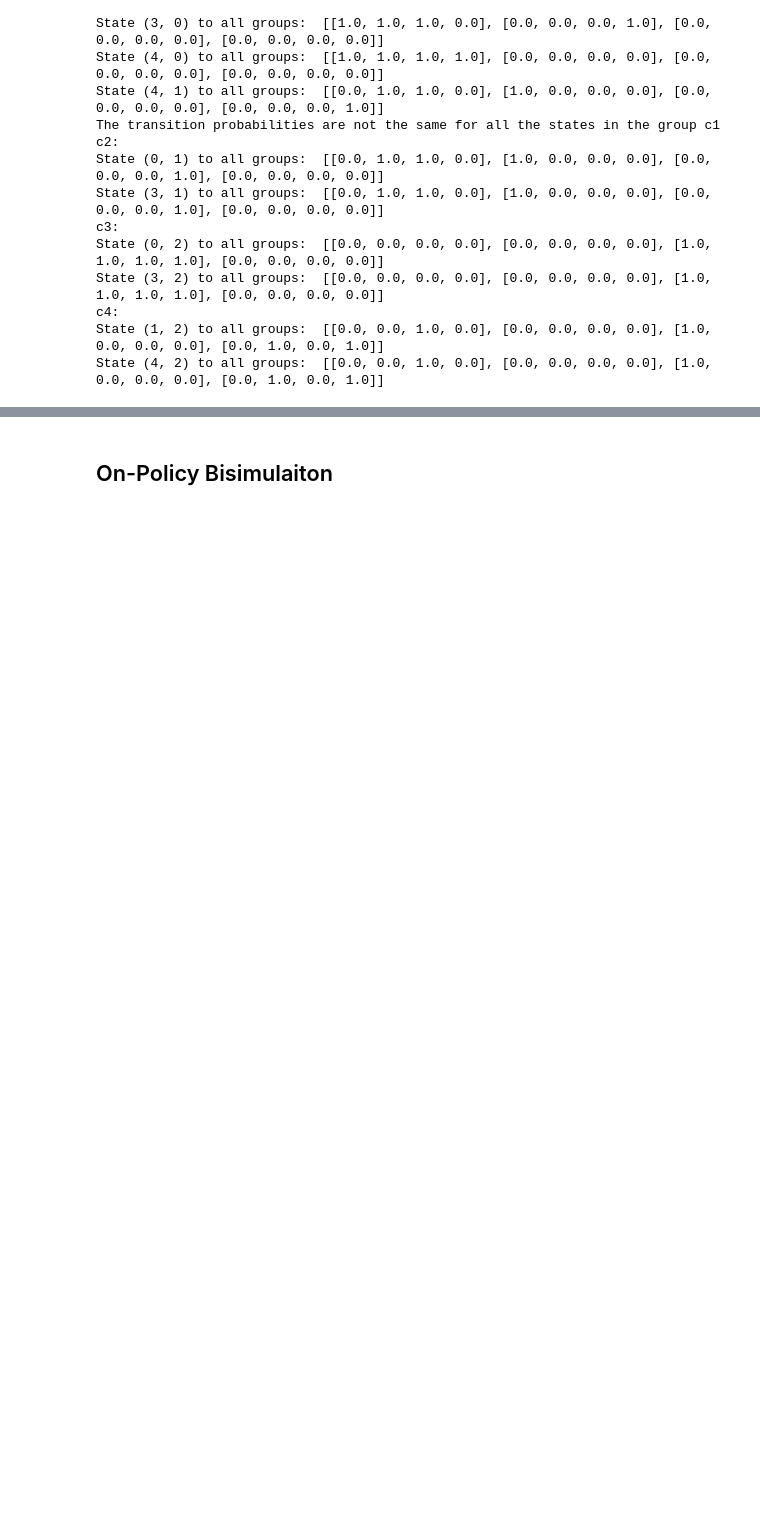
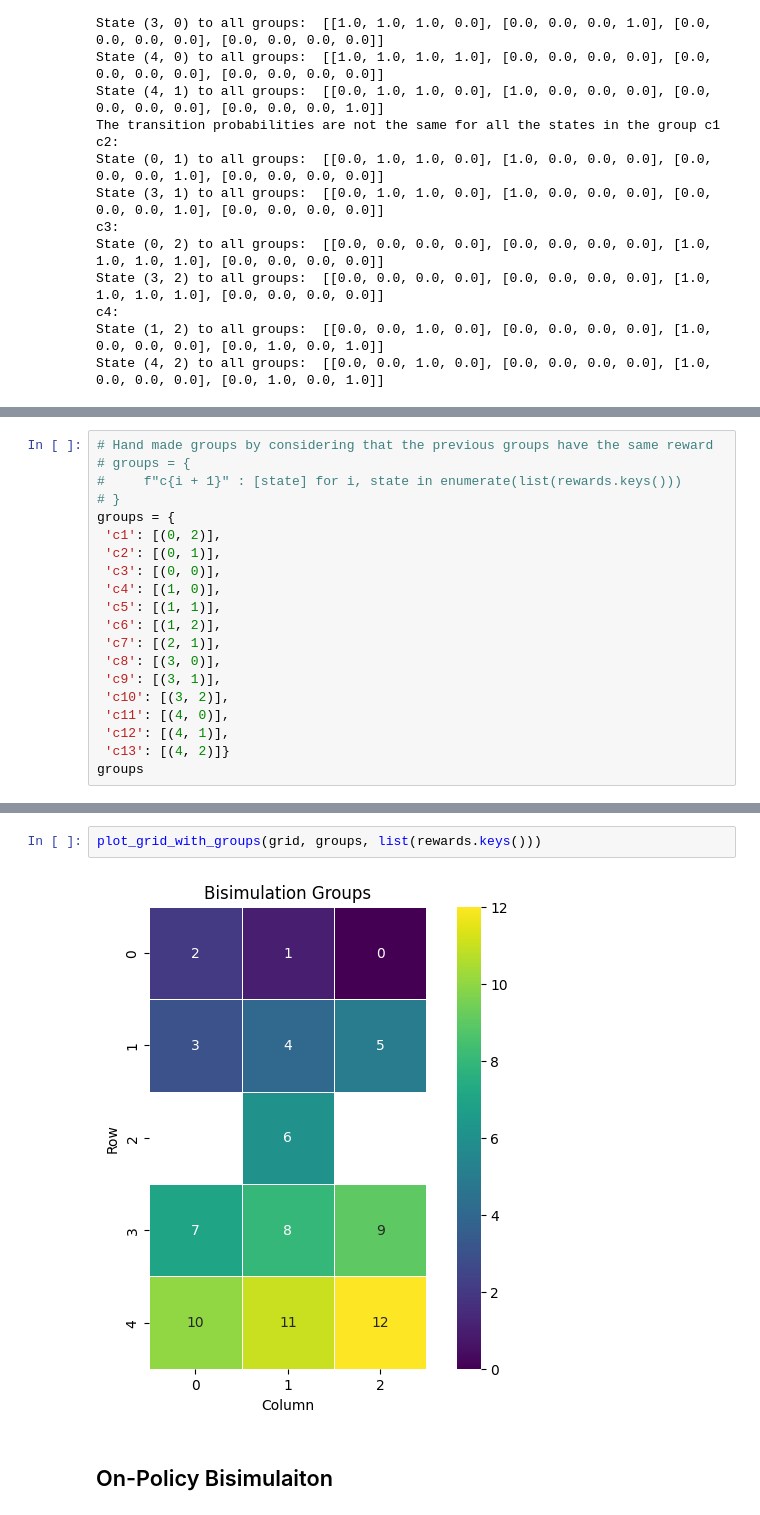
Before and after one commit to ZosoV/final_project, a Jupyter notebook: Bisimulation.ipynb, the cells around one changed output, grey strips where cells are left out. Saved outputs shown, nothing was run; the diff lists cells and outputs as text; blank space fills up the shorter version.

```diff
--- a/Bisimulation.ipynb
+++ b/Bisimulation.ipynb
@@ -378,0 +377,20 @@ plot_grid_with_groups(grid, groups)
+# %%
+# Hand made groups by considering that the previous groups have the same reward
+# groups = {
+#     f"c{i + 1}" : [state] for i, state in enumerate(list(rewards.keys()))
+# }
+groups = {
+ 'c1': [(0, 2)],
+ 'c2': [(0, 1)],
+ 'c3': [(0, 0)],
+ 'c4': [(1, 0)],
+ 'c5': [(1, 1)],
+ 'c6': [(1, 2)],
+ 'c7': [(2, 1)],
+ 'c8': [(3, 0)],
+ 'c9': [(3, 1)],
+ 'c10': [(3, 2)],
+ 'c11': [(4, 0)],
+ 'c12': [(4, 1)],
+ 'c13': [(4, 2)]}
+groups
@@ -379,3 +431,7 @@ plot_grid_with_groups(grid, groups)
+# %%
+plot_grid_with_groups(grid, groups, list(rewards.keys()))
+# %% [output]
+[figure, added]
 # %% [markdown]
 ## On-Policy Bisimulaiton
 # %%
```
Also changed, not shown: parts of 20 cells of this notebook, 5 other files.
